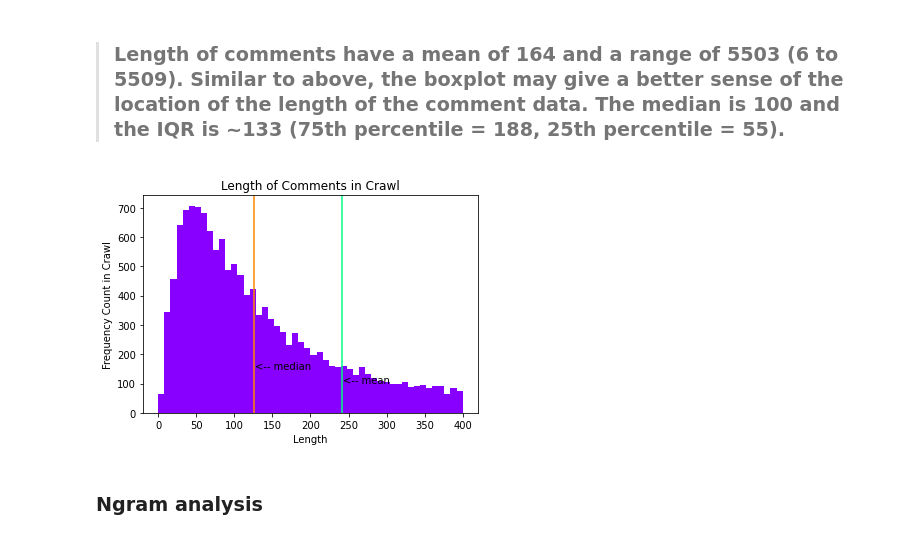
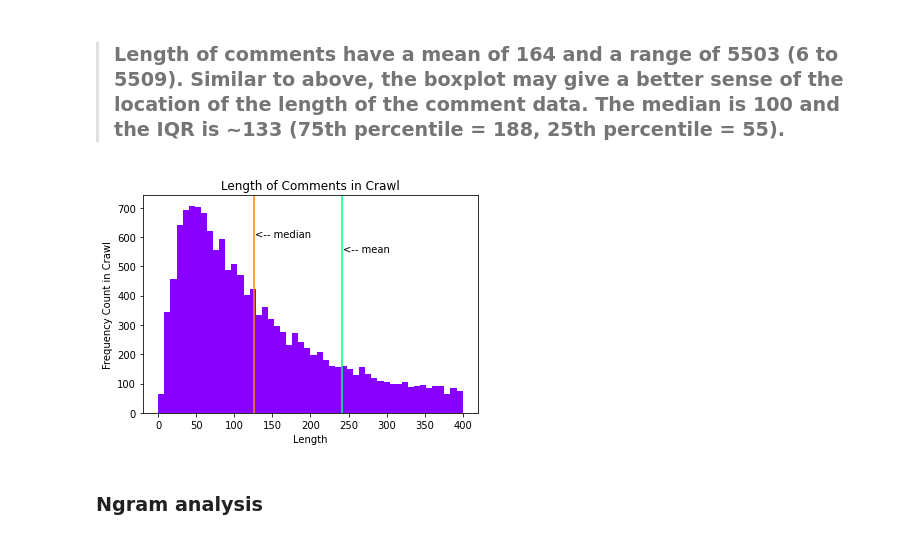
Before and after one commit to Bcromas/rosie, a Jupyter notebook: EDA.ipynb, the cells around one changed output. Drawn from its saved outputs; the diff is of its cells as text; code cells hidden in the pictures.

```diff
--- a/EDA.ipynb
+++ b/EDA.ipynb
@@ -228,14 +228,14 @@ plt.title(label = "Length of Comments in Crawl");
 # %%
 plt.hist(x = comments_df["body_len"], bins = 50, range = (0, 400), color = "#8800ff");
 plt.xlabel("Length")
 plt.ylabel("Frequency Count in Crawl")
 plt.axvline(x = np.mean(comments_df["body_len"]), color = "#00ff88")
 plt.axvline(x = np.median(comments_df["body_len"]), color = "#ff8800") # orange is median
 plt.title(label = "Length of Comments in Crawl");
-plt.annotate(s = "<-- mean", xy = (np.mean(comments_df["body_len"])+1,100));
-plt.annotate(s = "<-- median", xy = (np.median(comments_df["body_len"])+1,150));
+plt.annotate(s = "<-- mean", xy = (np.mean(comments_df["body_len"])+1,550));
+plt.annotate(s = "<-- median", xy = (np.median(comments_df["body_len"])+1,600));
 # %% [output]
-[figure, old version]
+[figure, new version]
 # %% [markdown]
 ### Ngram analysis
 # %%
```
Also changed, not shown: parts of 3 cells of this notebook, 1 other file.
